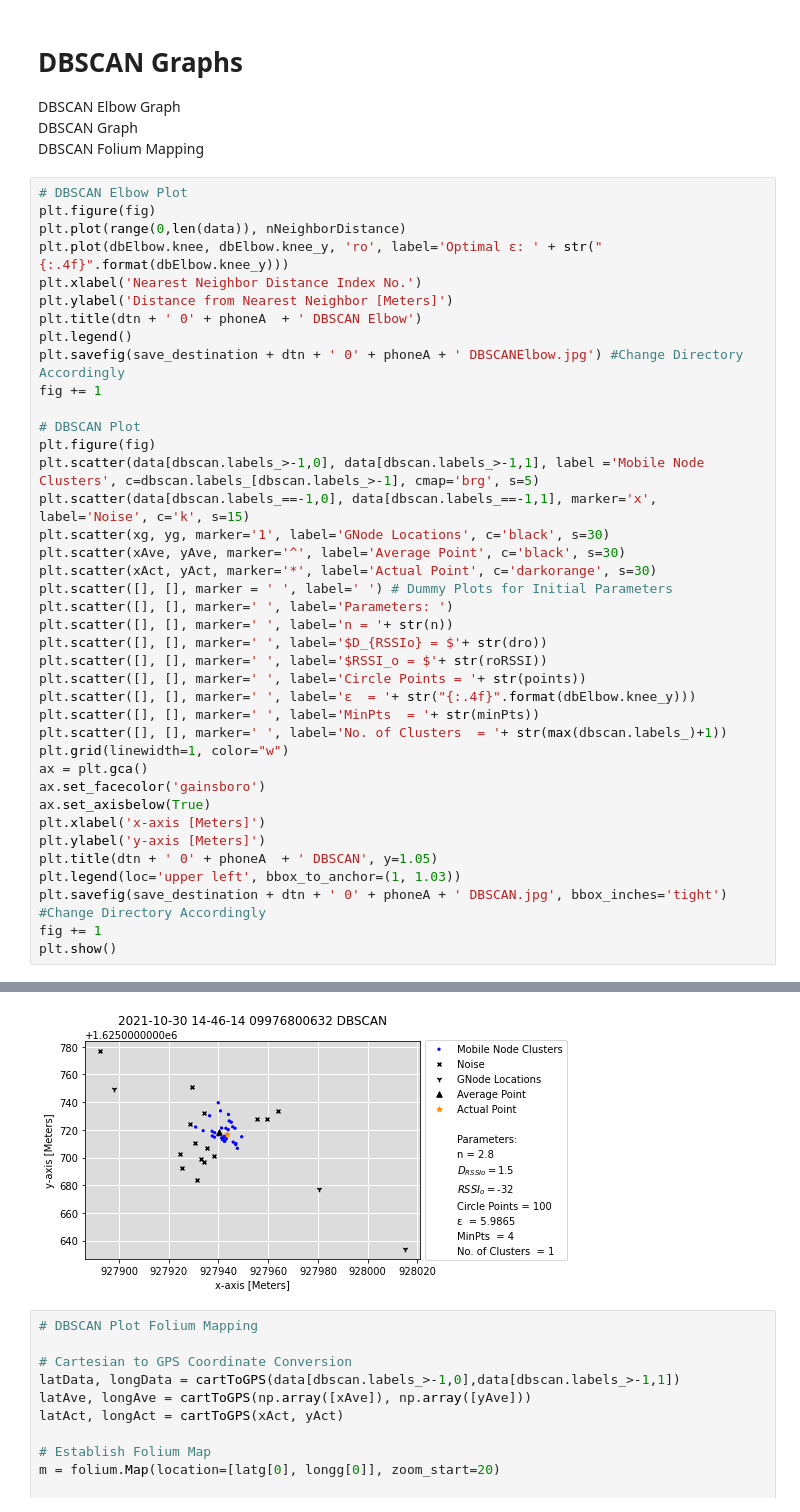
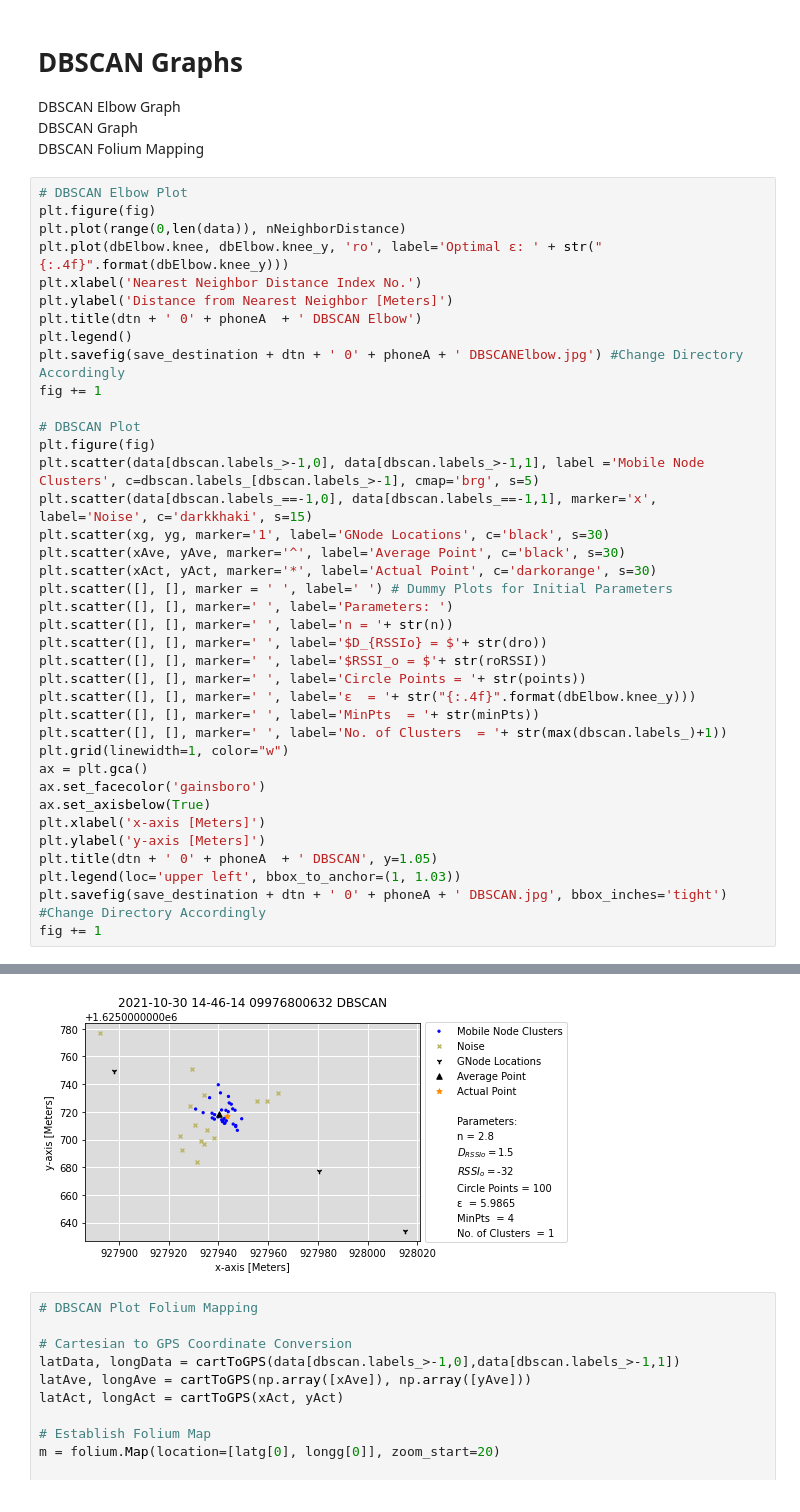
Before and after one commit to truejams/LoRa_Rescue, a Jupyter notebook: LoRa_Rescue.ipynb, the cells around one changed output, grey strips where cells are left out. Saved outputs shown, nothing was run; the diff lists cells and outputs as text.

```diff
--- a/LoRa_Rescue.ipynb
+++ b/LoRa_Rescue.ipynb
@@ -965,36 +971,35 @@ plt.legend()
 plt.savefig(save_destination + dtn + ' 0' + phoneA + ' DBSCANElbow.jpg') #Change Directory Accordingly
 fig += 1
 
 # DBSCAN Plot
 plt.figure(fig)
 plt.scatter(data[dbscan.labels_>-1,0], data[dbscan.labels_>-1,1], label ='Mobile Node Clusters', c=dbscan.labels_[dbscan.labels_>-1], cmap='brg', s=5)
-plt.scatter(data[dbscan.labels_==-1,0], data[dbscan.labels_==-1,1], marker='x', label='Noise', c='k', s=15)
+plt.scatter(data[dbscan.labels_==-1,0], data[dbscan.labels_==-1,1], marker='x', label='Noise', c='darkkhaki', s=15)
 plt.scatter(xg, yg, marker='1', label='GNode Locations', c='black', s=30)
 plt.scatter(xAve, yAve, marker='^', label='Average Point', c='black', s=30)
 plt.scatter(xAct, yAct, marker='*', label='Actual Point', c='darkorange', s=30)
 plt.scatter([], [], marker = ' ', label=' ') # Dummy Plots for Initial Parameters
 plt.scatter([], [], marker=' ', label='Parameters: ')
 plt.scatter([], [], marker=' ', label='n = '+ str(n))
 plt.scatter([], [], marker=' ', label='$D_{RSSIo} = $'+ str(dro))
 plt.scatter([], [], marker=' ', label='$RSSI_o = $'+ str(roRSSI))
 plt.scatter([], [], marker=' ', label='Circle Points = '+ str(points))
 plt.scatter([], [], marker=' ', label='ε  = '+ str("{:.4f}".format(dbElbow.knee_y)))
 plt.scatter([], [], marker=' ', label='MinPts  = '+ str(minPts))
 plt.scatter([], [], marker=' ', label='No. of Clusters  = '+ str(max(dbscan.labels_)+1))
 plt.grid(linewidth=1, color="w")
 ax = plt.gca()
 ax.set_facecolor('gainsboro')
 ax.set_axisbelow(True)
 plt.xlabel('x-axis [Meters]')
 plt.ylabel('y-axis [Meters]')
 plt.title(dtn + ' 0' + phoneA  + ' DBSCAN', y=1.05)
 plt.legend(loc='upper left', bbox_to_anchor=(1, 1.03))
 plt.savefig(save_destination + dtn + ' 0' + phoneA + ' DBSCAN.jpg', bbox_inches='tight') #Change Directory Accordingly
 fig += 1
-plt.show()
 # %% [output]
 [figure]
-[figure, old version]
+[figure, new version]
 # %%
 # DBSCAN Plot Folium Mapping
 
```
Also changed, not shown: parts of 13 cells of this notebook, 1 other file.
